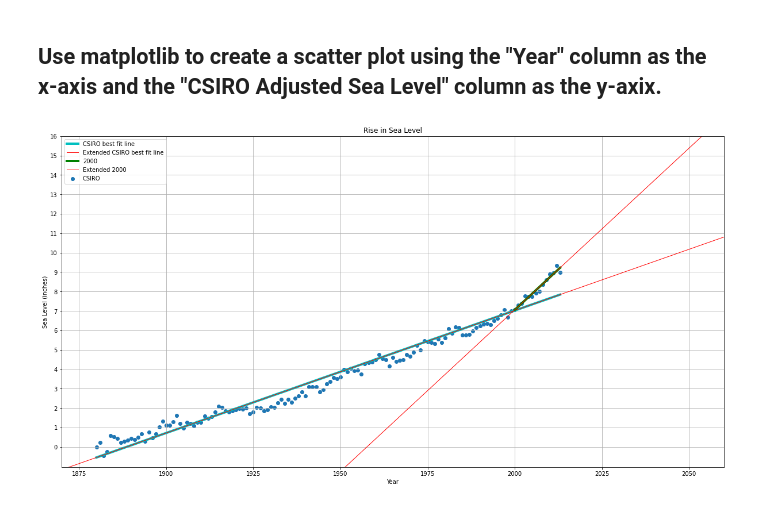
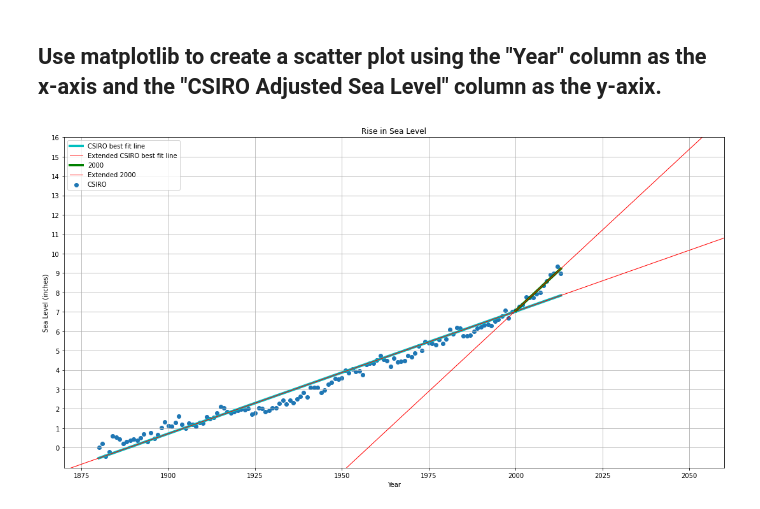
Before and after one commit to Hector-N/FCC-Data-Analysis-with-Python-Certification, a Jupyter notebook: sea_level_predictor/slp.ipynb, the cells around one changed output. Drawn from its saved outputs; the diff is of its cells as text; code cells hidden in the pictures.

```diff
--- a/sea_level_predictor/slp.ipynb
+++ b/sea_level_predictor/slp.ipynb
@@ -9,5 +9,13 @@ from scipy.stats import linregress
 # %% [markdown]
 ##  Import data
 # %%
-# cols = 'Year-CSIRO Adjusted Sea Level-Lower Error Bound-Upper Error Bound-NOAA Adjusted Sea Level'.split('-')
-# cols = ['Year', 'CSIRO Adjusted Sea Level', 'Lower Error Bound', 'Upper Error Bound', 'NOAA Adjusted Sea Level']
+def parse_sea_data():
+    sea = pd.read_csv('epa-sea-level.csv')
+    sea.rename({'Year': 'year',
+            'CSIRO Adjusted Sea Level': 'CSIRO',
+            'Lower Error Bound': 'lower',
+            'Upper Error Bound': 'upper',
+            'NOAA Adjusted Sea Level': 'NOAA'},
+          axis='columns',
+          inplace=True)
+    return sea
@@ -39,4 +22,5 @@ sea.rename({'Year': 'year',
 # %%
+sea = parse_sea_data()
 sea
 # %% [output]
 |  | year | CSIRO | lower | upper | NOAA |
@@ -57,12 +41,12 @@ sea
 # %%
 def draw_plot():
     # Read data from file
-    global sea
+    sea = parse_sea_data()
 
     # Create scatter plot
 
     fig = plt.figure(figsize=(16, 8))
-    axes = fig.add_axes([0, 0, 1, 1])
+    axes = fig.add_axes([0.1, 0.1, 0.9, 0.9])
 
     # Add axes attributes
     axes.set_title('Rise in Sea Level')
@@ -116,32 +100,33 @@ def draw_plot():
 
 
 
 
 
     data_x_2000 = sea.loc[sea.year >= 2000, 'year']
     data_y_2000 = sea.loc[sea.year >= 2000, 'CSIRO']
     lin2000 = linregress(data_x_2000, data_y_2000)
     x_2 = data_x_2000.copy()
     y_2 = lin2000.intercept + lin2000.slope * x_2
 
     axes.plot(x_2, y_2, 'g', label='2000', lw=4)
     axes = extended(axes, x_2, y_2,  color="r", lw=1, label="Extended 2000")
 
 
 
 
     axes.legend()
 
     # Create first line of best fit
 
     # Create second line of best fit
 
     # Save plot and return data for testing
-    plt.savefig('sea_level_plot.png')
+    fig.savefig('sea_level_plot.png')
+
     # return plt.gca()
     return fig
 
 
 fig = draw_plot()
 # %% [output]
-[figure, old version]
+[figure, new version]
```
Also changed, not shown: parts of 28 cells of this notebook, 3 other files.
